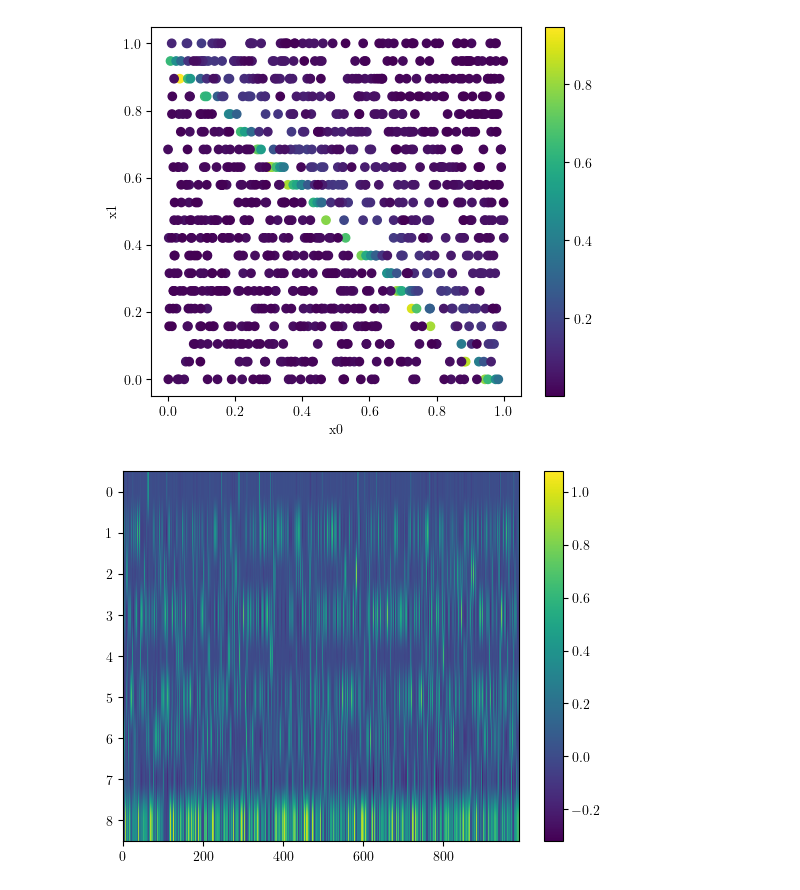
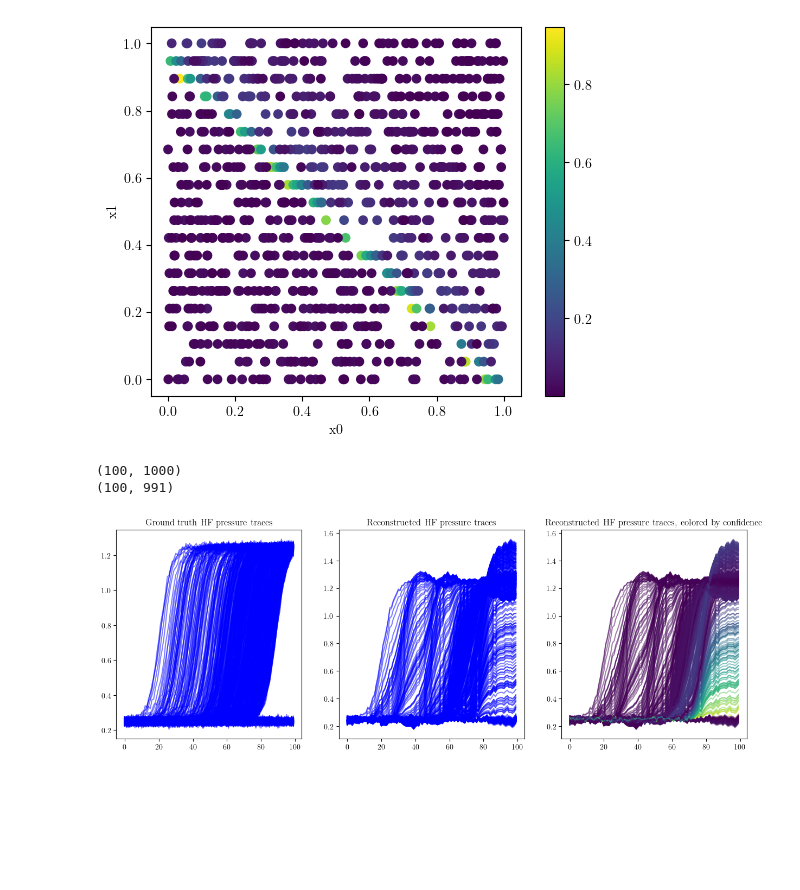
Before and after one commit to murraycutforth/psaap-data-science, a Jupyter notebook: interpolative_decomposition/bi-fidelity-spatial-error-experiment.ipynb, the cells around one changed output. Saved outputs shown, nothing was run; the diff lists cells and outputs as text; code cells hidden in the pictures; blank space fills up the shorter version.

```diff
--- a/interpolative_decomposition/bi-fidelity-spatial-error-experiment.ipynb
+++ b/interpolative_decomposition/bi-fidelity-spatial-error-experiment.ipynb
@@ -7,7 +7,7 @@ def high_fidelity_latent_function(x):
     assert x.shape[-1] == 2
 
     # Define a hyperplane with normal vector [1, 1] and offset sqrt(2)
-    n_hat = np.array([1, 1]) / np.sqrt(2)
+    n_hat = np.array([1, 2]) / np.sqrt(5)
     offset = np.sqrt(2) / 2
 
     f = np.dot(n_hat, x) - offset
@@ -250,9 +250,39 @@ plt.show()
 # %% [output]
 [figure]
 # %%
-# Visualise projection matrix
-plt.imshow(proj, aspect='auto')
-plt.colorbar()
+# Compute reconstructed HF pressure traces
+
+A_hf = hf_pressure_traces.T
+B_hf = A_hf[:, idx[:k]]
+C_hf = A_hf[:, idx[k:]]
+
+print(A_hf.shape)
+
+# Plot original pressure traces
+fig = plt.figure(figsize=(15, 5))
+ax = fig.add_subplot(131)
+for i in range(1000):
+    ax.plot(A_hf[:, i], c='blue', alpha=0.5)
+plt.title('Ground truth HF pressure traces')
+
+A_hf_reconstructed = B_hf.dot(proj)
+print(A_hf_reconstructed.shape)
+
+ax = fig.add_subplot(132)
+for i in range(991):
+    ax.plot(A_hf_reconstructed[:, i], c='blue', alpha=0.5)
+plt.title('Reconstructed HF pressure traces')
+
+cmap = plt.get_cmap('viridis')
+c = np.abs(proj[7, :]) / np.sum(np.abs(proj[:, :]), axis=0)
+colors = cmap(c)
+
+ax = fig.add_subplot(133)
+for i in range(991):
+    ax.plot(A_hf_reconstructed[:, i], c=colors[i], alpha=0.5)
+plt.title('Reconstructed HF pressure traces, colored by confidence')
 plt.show()
 # %% [output]
+(100, 1000)
+(100, 991)
-[figure, old version]
+[figure, new version]
```
Also changed, not shown: parts of 2 cells of this notebook, 33 other files.
